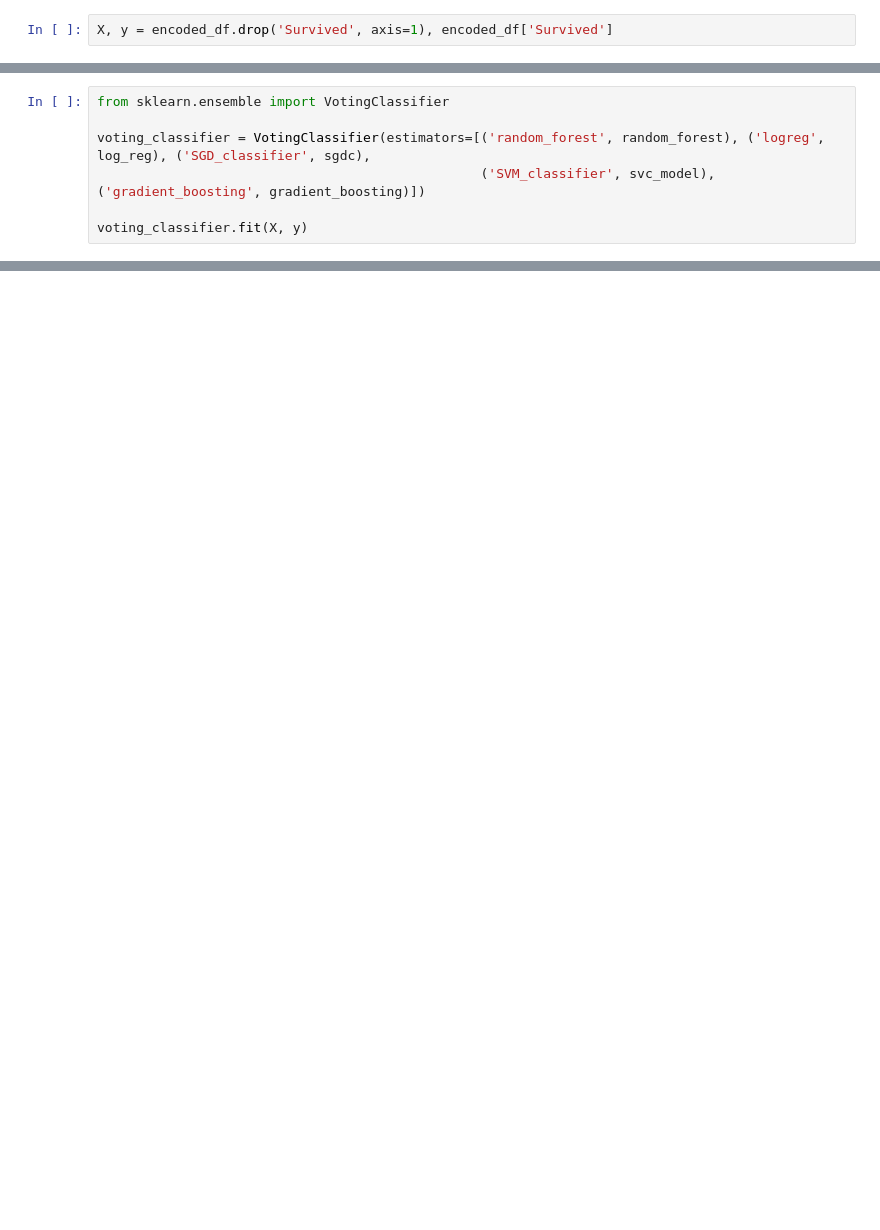
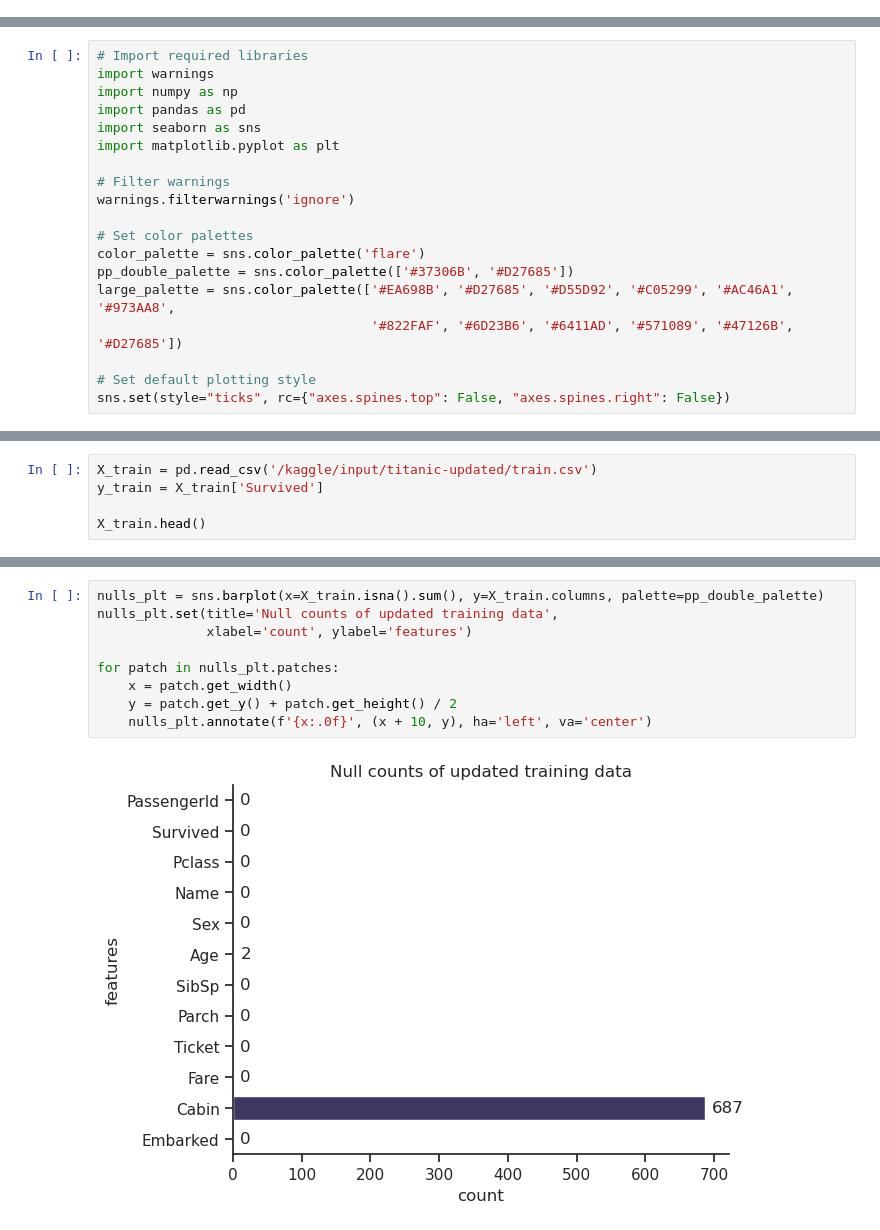
Before and after one commit to 0xkerem/Data_Science, a Jupyter notebook: Classification/Kaggle_Titanic_Machine_Learning_from_Disaster.ipynb, the cells around one changed output, grey strips where cells are left out. Cells and saved outputs as stored; diff of their text form; blank space fills up the shorter version.

Commit message:
Update Kaggle_Titanic_Machine_Learning_from_Disaster.ipynb
Added new models and replaced existing matplotlib plots with seaborn plots.

```diff
--- a/Classification/Kaggle_Titanic_Machine_Learning_from_Disaster.ipynb
+++ b/Classification/Kaggle_Titanic_Machine_Learning_from_Disaster.ipynb
@@ -222,2 +0,0 @@ encoded_df
-# %%
-X, y = encoded_df.drop('Survived', axis=1), encoded_df['Survived']
@@ -659,7 +0,0 @@ dtype: float64
-# %%
-from sklearn.ensemble import VotingClassifier
-
-voting_classifier = VotingClassifier(estimators=[('random_forest', random_forest), ('logreg', log_reg), ('SGD_classifier', sgdc),
-                                                 ('SVM_classifier', svc_model), ('gradient_boosting', gradient_boosting)])
-
-voting_classifier.fit(X, y)
@@ -683,0 +1,19 @@ VotingClassifier(estimators=[('random_forest',
+# %%
+# Import required libraries
+import warnings
+import numpy as np
+import pandas as pd
+import seaborn as sns
+import matplotlib.pyplot as plt
+
+# Filter warnings
+warnings.filterwarnings('ignore')
+
+# Set color palettes
+color_palette = sns.color_palette('flare')
+pp_double_palette = sns.color_palette(['#37306B', '#D27685'])
+large_palette = sns.color_palette(['#EA698B', '#D27685', '#D55D92', '#C05299', '#AC46A1', '#973AA8',
+                                   '#822FAF', '#6D23B6', '#6411AD', '#571089', '#47126B', '#D27685'])
+
+# Set default plotting style
+sns.set(style="ticks", rc={"axes.spines.top": False, "axes.spines.right": False})
@@ -683,0 +112,5 @@ VotingClassifier(estimators=[('random_forest',
+# %%
+X_train = pd.read_csv('/kaggle/input/titanic-updated/train.csv')
+y_train = X_train['Survived']
+
+X_train.head()
@@ -683,0 +124,11 @@ VotingClassifier(estimators=[('random_forest',
+# %%
+nulls_plt = sns.barplot(x=X_train.isna().sum(), y=X_train.columns, palette=pp_double_palette)
+nulls_plt.set(title='Null counts of updated training data',
+              xlabel='count', ylabel='features')
+
+for patch in nulls_plt.patches:
+    x = patch.get_width()
+    y = patch.get_y() + patch.get_height() / 2
+    nulls_plt.annotate(f'{x:.0f}', (x + 10, y), ha='left', va='center')
+# %% [output]
+[figure, added]
```
Also changed, not shown: parts of 140 cells of this notebook.
